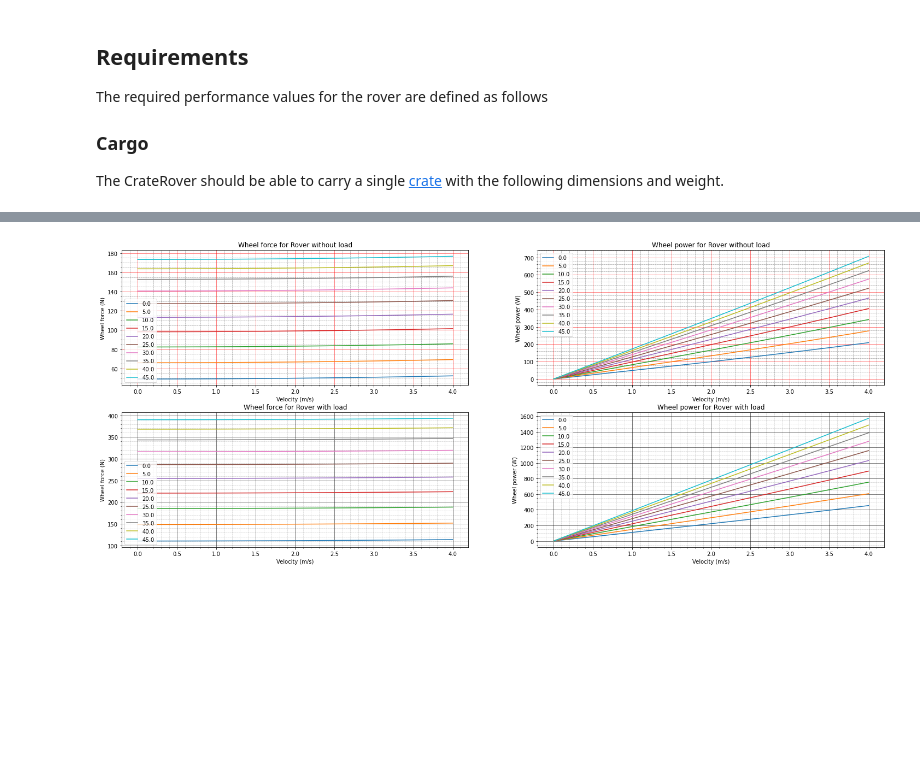
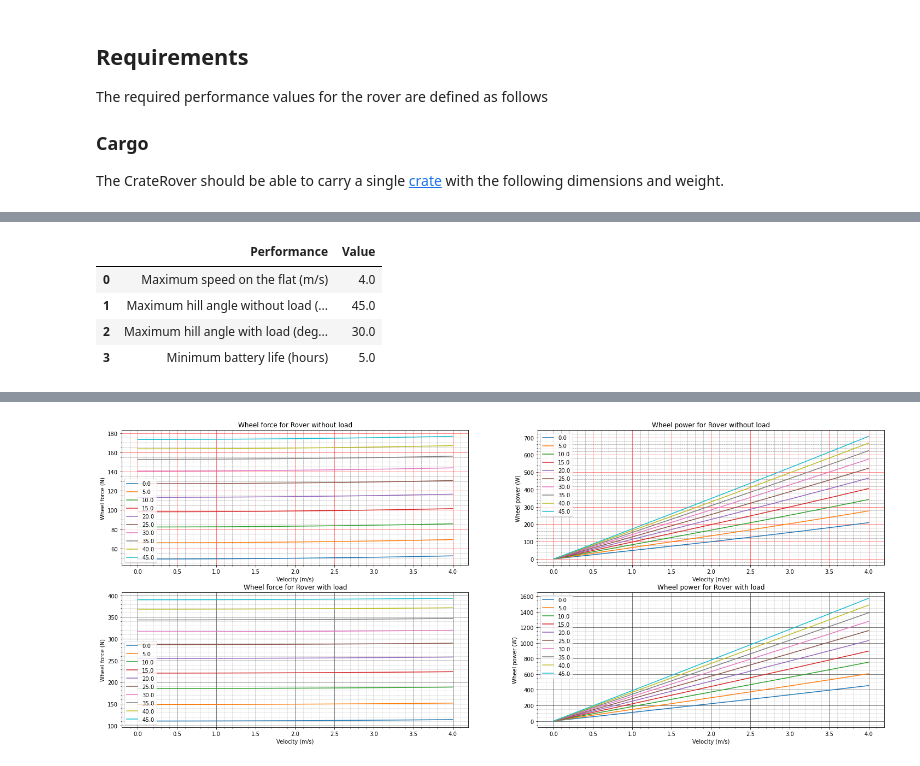
Before and after one commit to pvandervelde/zinger, a Jupyter notebook: requirements.ipynb, the cells around one changed output, grey strips where cells are left out. Cells and saved outputs as stored; diff of their text form; code cells hidden in the pictures; blank space fills up the shorter version.

```diff
--- a/requirements.ipynb
+++ b/requirements.ipynb
@@ -96,0 +46,10 @@ Sizing the rover base is done by calculating the loads on the different componen
+# %%
+# Rover performance
+performance = RoverPerformance(4.0, 30.0, 45.0, 5.0)
+performance.to_dataframe()
+# %% [output]
+|  | Performance | Value |
+| 0 | Maximum speed on the flat (m/s) | 4.0 |
+| 1 | Maximum hill angle without load (... | 45.0 |
+| 2 | Maximum hill angle with load (deg... | 30.0 |
+| 3 | Minimum battery life (hours) | 5.0 |
```
Also changed, not shown: parts of 20 cells of this notebook.
